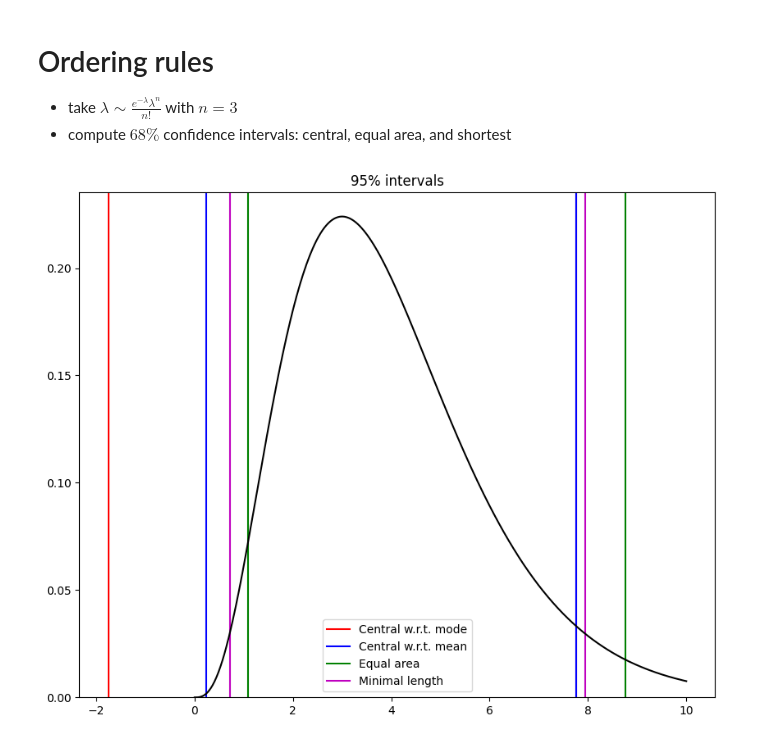
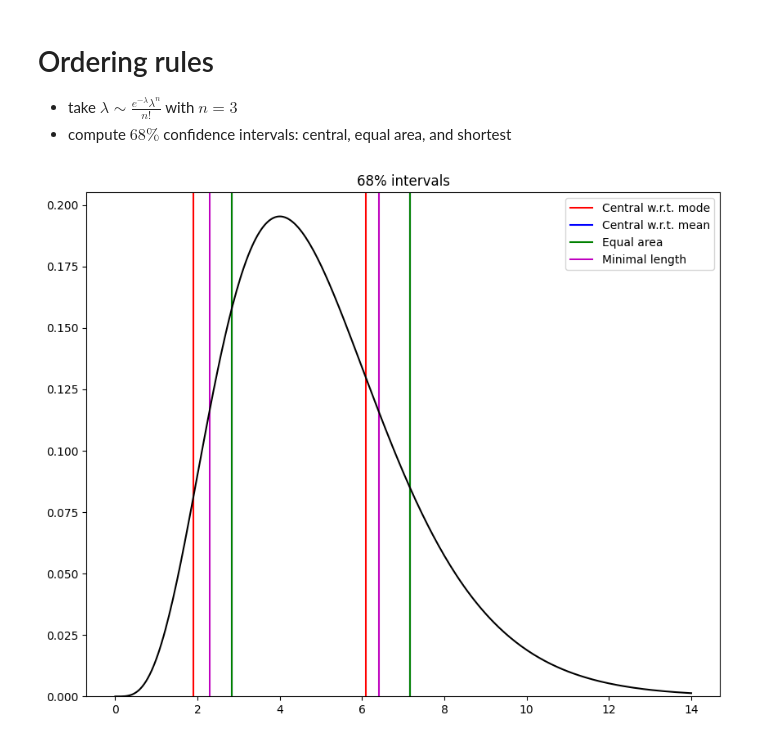
Before and after one commit to nj-vs-vh/gssi-23-24-stats, a Jupyter notebook: lecture8.ipynb, the cells around one changed output. Saved outputs shown, nothing was run; the diff lists cells and outputs as text; code cells hidden in the pictures.

```diff
--- a/lecture8.ipynb
+++ b/lecture8.ipynb
@@ -9,8 +9,8 @@ import scipy.optimize
 - take $\lambda \sim \frac{e^{-\lambda} \lambda^n}{n!}$ with $n = 3$
 - compute $68\%$ confidence intervals: central, equal area, and shortest
 # %%
-n = 3
-beta = 0.95
+n = 4
+beta = 0.683
 
 
 def log_factorial(n: int) -> int:
@@ -75,35 +75,35 @@ intervals.append(
 
 # minimal length
 mode = n
 pdf_mode = pdf(mode)
 
 
 def intersections(pdf_level: float) -> tuple[float, float]:
-    left = scipy.optimize.newton(lambda x: pdf(x) - pdf_level, mode / 2)
-    right = scipy.optimize.newton(lambda x: pdf(x) - pdf_level, 2 * mode)
+    left = scipy.optimize.newton(lambda x: pdf(x) - pdf_level, mode - np.sqrt(mode))
+    right = scipy.optimize.newton(lambda x: pdf(x) - pdf_level, mode + np.sqrt(mode))
     return left, right
 
 
 def dbeta(pdf_level: float) -> float:
     return beta - scipy.integrate.quad(pdf, *intersections(pdf_level))[0]
 
 
-optimal_pdf_level = scipy.optimize.newton(dbeta, pdf(mode) - 1e-3)
+optimal_pdf_level = scipy.optimize.newton(dbeta, pdf(mode) - 1e-2)
 intervals.append((*intersections(optimal_pdf_level), "Minimal length", "m"))
 
 
 fig, ax = plt.subplots(figsize=(10, 8))
 
-pdf_range = np.linspace(0, 10, 300)
+pdf_range = np.linspace(0, mode + 5 * np.sqrt(mode), 300)
 
 for a, b, label, color in intervals:
     ax.axvline(a, color=color)
     ax.axvline(b, color=color, label=label)
 
 ax.plot(pdf_range, [pdf(l) for l in pdf_range], "k")
 ax.legend()
 ax.set_title(f"{beta * 100 :.0f}% intervals")
 ax.set_ylim(0)
 plt.show()
 # %% [output]
-[figure, old version]
+[figure, new version]
```
